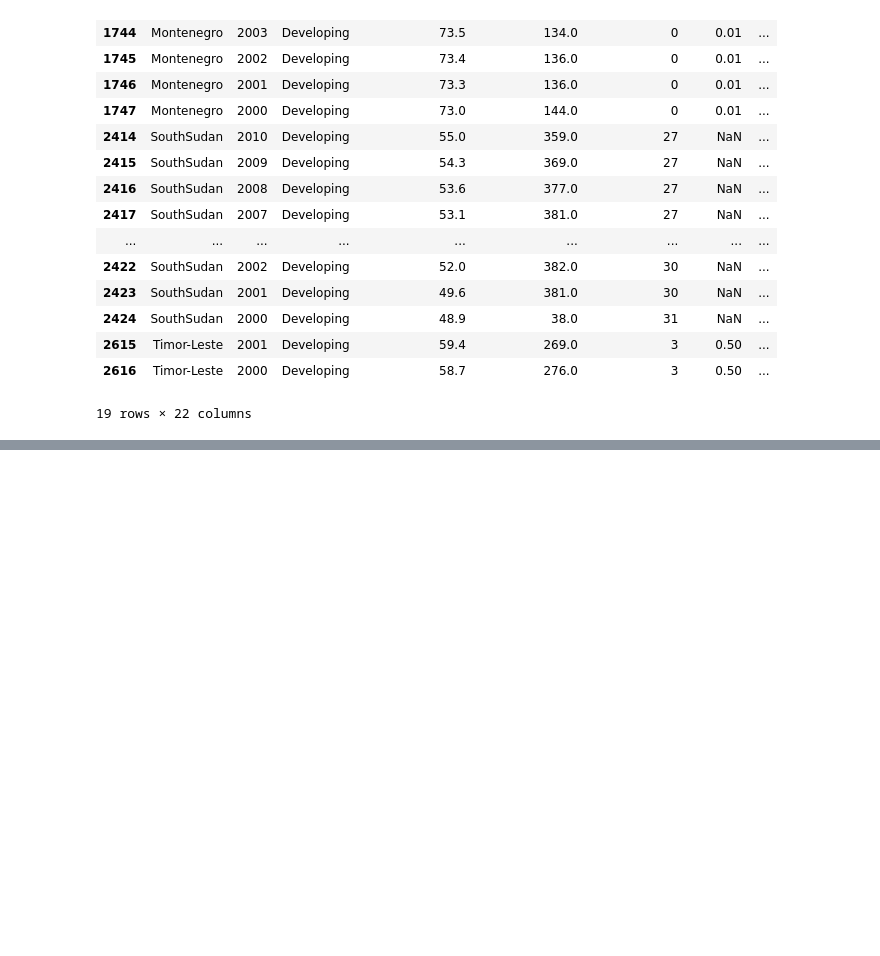
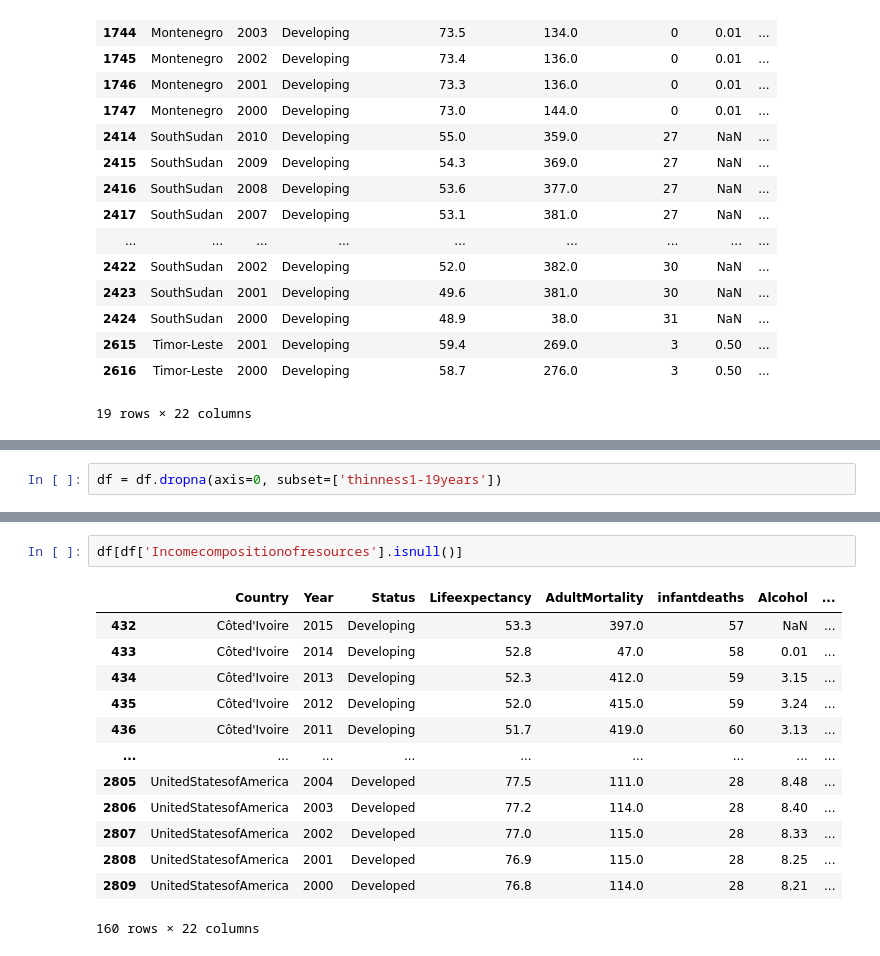
Before and after one commit to divanov137/Life_expectancy, a Jupyter notebook: life_expectancy.ipynb, the cells around one changed output, grey strips where cells are left out. Drawn from its saved outputs; the diff is of its cells as text; blank space fills up the shorter version.

```diff
--- a/life_expectancy.ipynb
+++ b/life_expectancy.ipynb
@@ -138,0 +233,2 @@ df[df['Polio'].isnull()]
+# %%
+df = df.dropna(axis=0, subset=['thinness1-19years'])
@@ -138,0 +255,16 @@ df[df['Polio'].isnull()]
+# %%
+df[df['Incomecompositionofresources'].isnull()]
+# %% [output]
+|  | Country | Year | Status | Lifeexpectancy | AdultMortality | infantdeaths | Alcohol | ... |
+| 432 | Côted'Ivoire | 2015 | Developing | 53.3 | 397.0 | 57 | NaN | ... |
+| 433 | Côted'Ivoire | 2014 | Developing | 52.8 | 47.0 | 58 | 0.01 | ... |
+| 434 | Côted'Ivoire | 2013 | Developing | 52.3 | 412.0 | 59 | 3.15 | ... |
+| 435 | Côted'Ivoire | 2012 | Developing | 52.0 | 415.0 | 59 | 3.24 | ... |
+| 436 | Côted'Ivoire | 2011 | Developing | 51.7 | 419.0 | 60 | 3.13 | ... |
+| ... | ... | ... | ... | ... | ... | ... | ... | ... |
+| 2805 | UnitedStatesofAmerica | 2004 | Developed | 77.5 | 111.0 | 28 | 8.48 | ... |
+| 2806 | UnitedStatesofAmerica | 2003 | Developed | 77.2 | 114.0 | 28 | 8.40 | ... |
+| 2807 | UnitedStatesofAmerica | 2002 | Developed | 77.0 | 115.0 | 28 | 8.33 | ... |
+| 2808 | UnitedStatesofAmerica | 2001 | Developed | 76.9 | 115.0 | 28 | 8.25 | ... |
+| 2809 | UnitedStatesofAmerica | 2000 | Developed | 76.8 | 114.0 | 28 | 8.21 | ... |
+160 rows × 22 columns
```
Also changed, not shown: parts of 8 cells of this notebook, 1 other file.
